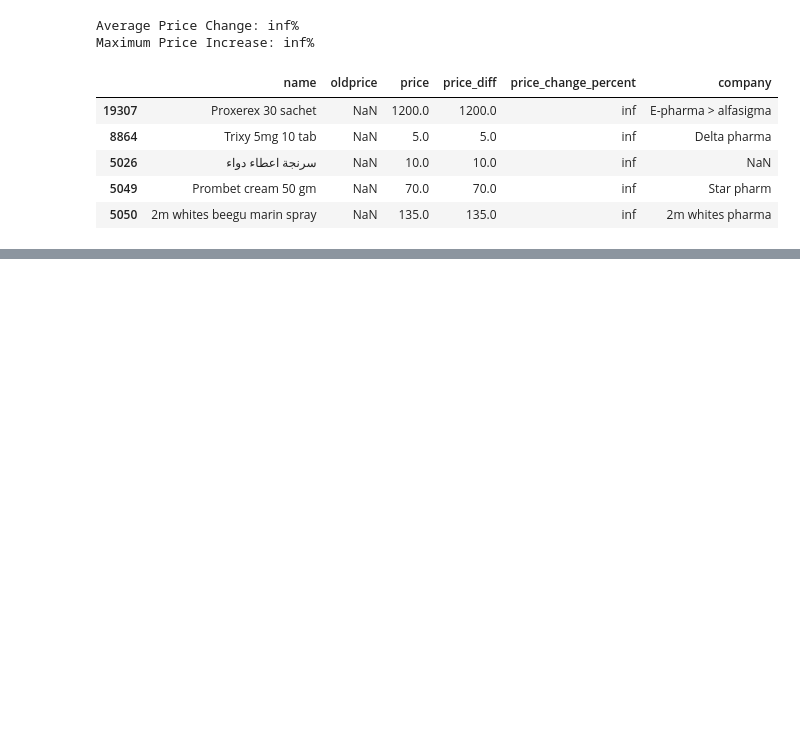
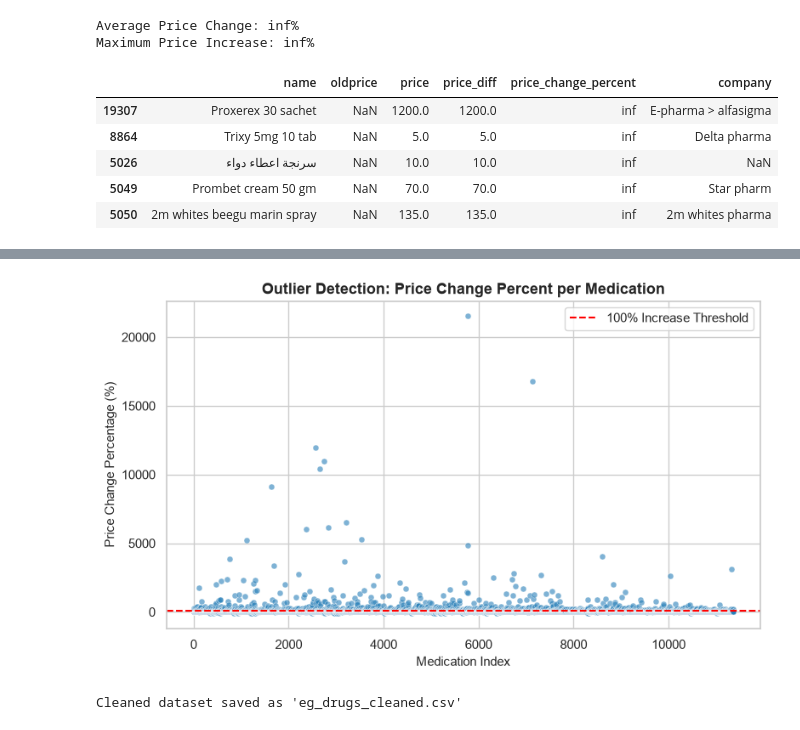
Before and after one commit to Nada-Ssalem/DEPI-Final-project, a Jupyter notebook: notebook/intial-eda2.ipynb, the cells around one changed output, grey strips where cells are left out. Drawn from its saved outputs; the diff is of its cells as text; code cells hidden in the pictures; blank space fills up the shorter version.

```diff
--- a/notebook/intial-eda2.ipynb
+++ b/notebook/intial-eda2.ipynb
@@ -242,0 +327,28 @@ Median Price Change: 40.02%
+# %%
+scatter_data = Dataframe[Dataframe['price_change_percent'].notna()]
+
+plt.figure(figsize=(9, 5))
+
+sns.scatterplot(
+    x=range(len(scatter_data)),
+    y=scatter_data['price_change_percent'],
+    color='#2980b9',
+    alpha=0.6,
+    s=25
+)
+
+plt.axhline(100, color='red', linestyle='--', label='100% Increase Threshold')
+
+plt.title("Outlier Detection: Price Change Percent per Medication", fontsize=13, fontweight='bold')
+plt.xlabel("Medication Index", fontsize=11)
+plt.ylabel("Price Change Percentage (%)", fontsize=11)
+plt.legend()
+
+plt.show()
+# %% [output]
+[figure, added]
+# %%
+Dataframe.to_csv('../data/eg_drugs_cleaned.csv', index=False)
+print("Cleaned dataset saved as 'eg_drugs_cleaned.csv'")
+# %% [output]
+Cleaned dataset saved as 'eg_drugs_cleaned.csv'
```
Also changed, not shown: parts of 7 cells of this notebook.
